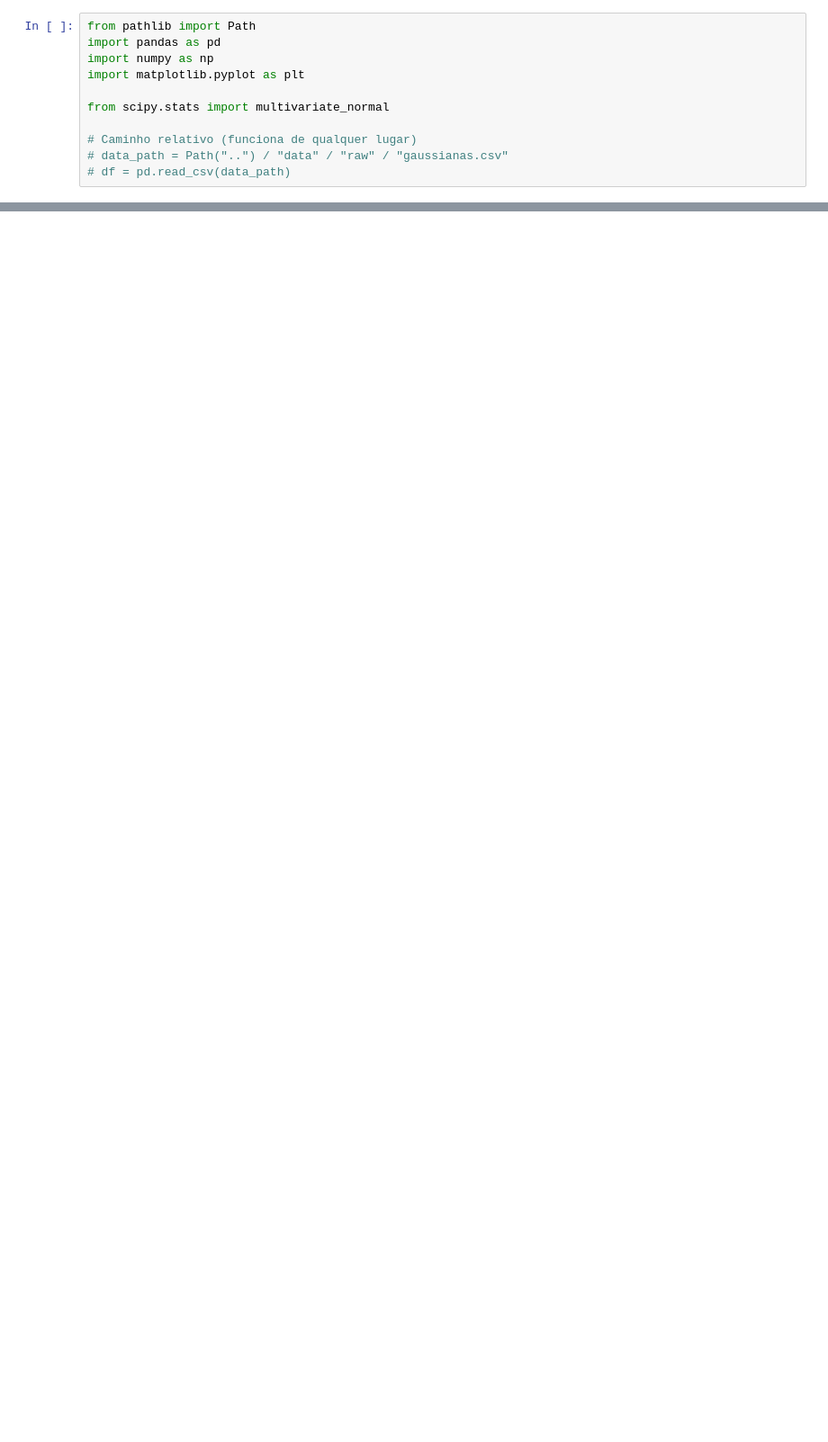
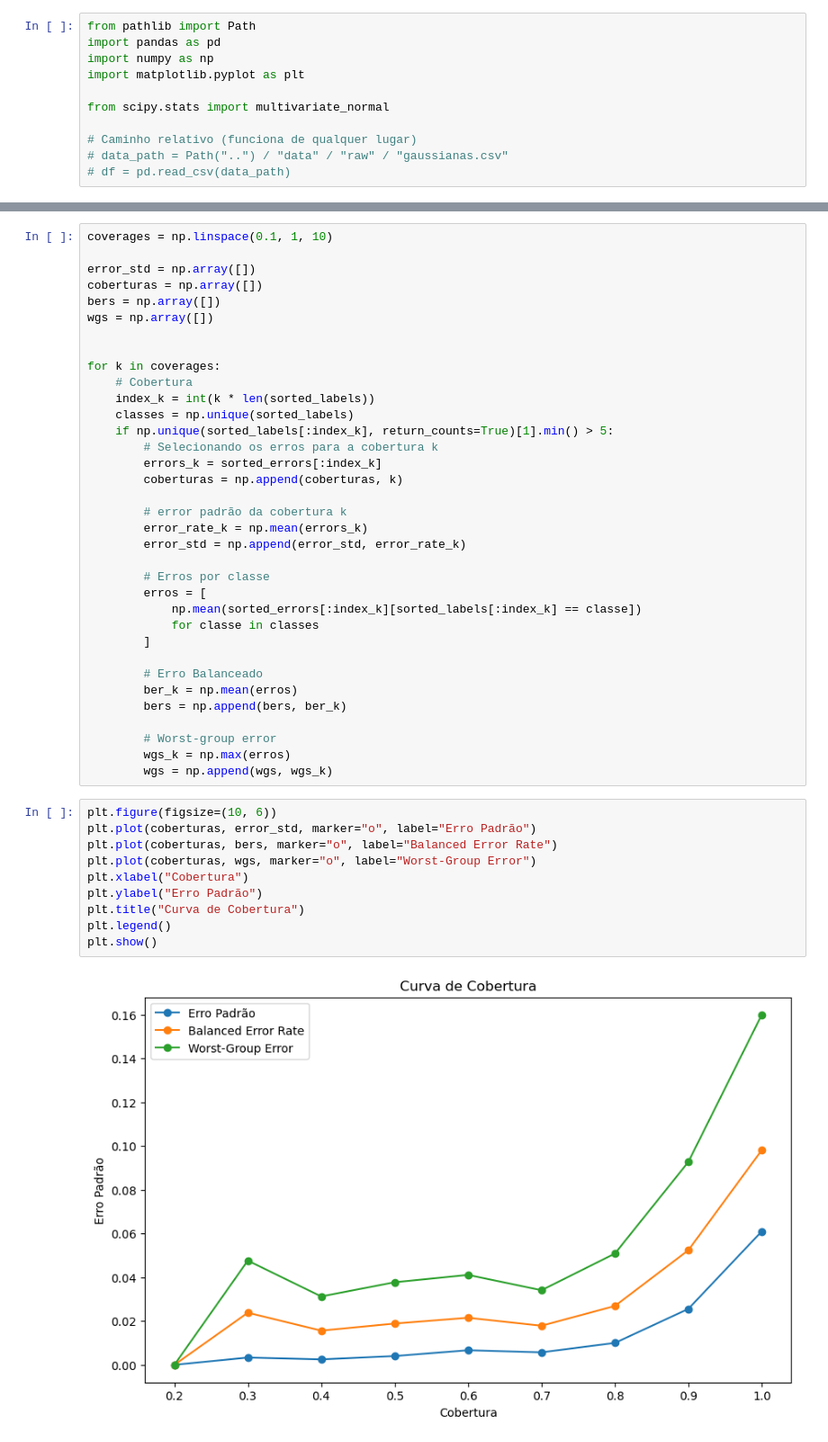
Before and after one commit to daviseemann/analise-teorica, a Jupyter notebook: notebooks/classificador-2d.ipynb, the cells around one changed output, grey strips where cells are left out. Shown at 90% size. Saved outputs shown, nothing was run; the diff lists cells and outputs as text; blank space fills up the shorter version.

Commit message:
Implementa a curva RC para wg e BER no caso sintetico.

```diff
--- a/notebooks/classificador-2d.ipynb
+++ b/notebooks/classificador-2d.ipynb
@@ -112,0 +106,47 @@ Acurácia: 0.78
+# %%
+coverages = np.linspace(0.1, 1, 10)
+
+error_std = np.array([])
+coberturas = np.array([])
+bers = np.array([])
+wgs = np.array([])
+
+
+for k in coverages:
+    # Cobertura
+    index_k = int(k * len(sorted_labels))
+    classes = np.unique(sorted_labels)
+    if np.unique(sorted_labels[:index_k], return_counts=True)[1].min() > 5:
+        # Selecionando os erros para a cobertura k
+        errors_k = sorted_errors[:index_k]
+        coberturas = np.append(coberturas, k)
+
+        # error padrão da cobertura k
+        error_rate_k = np.mean(errors_k)
+        error_std = np.append(error_std, error_rate_k)
+
+        # Erros por classe
+        erros = [
+            np.mean(sorted_errors[:index_k][sorted_labels[:index_k] == classe])
+            for classe in classes
+        ]
+
+        # Erro Balanceado
+        ber_k = np.mean(erros)
+        bers = np.append(bers, ber_k)
+
+        # Worst-group error
+        wgs_k = np.max(erros)
+        wgs = np.append(wgs, wgs_k)
+# %%
+plt.figure(figsize=(10, 6))
+plt.plot(coberturas, error_std, marker="o", label="Erro Padrão")
+plt.plot(coberturas, bers, marker="o", label="Balanced Error Rate")
+plt.plot(coberturas, wgs, marker="o", label="Worst-Group Error")
+plt.xlabel("Cobertura")
+plt.ylabel("Erro Padrão")
+plt.title("Curva de Cobertura")
+plt.legend()
+plt.show()
+# %% [output]
+[figure, added]
```
Also changed, not shown: parts of 4 cells of this notebook.
